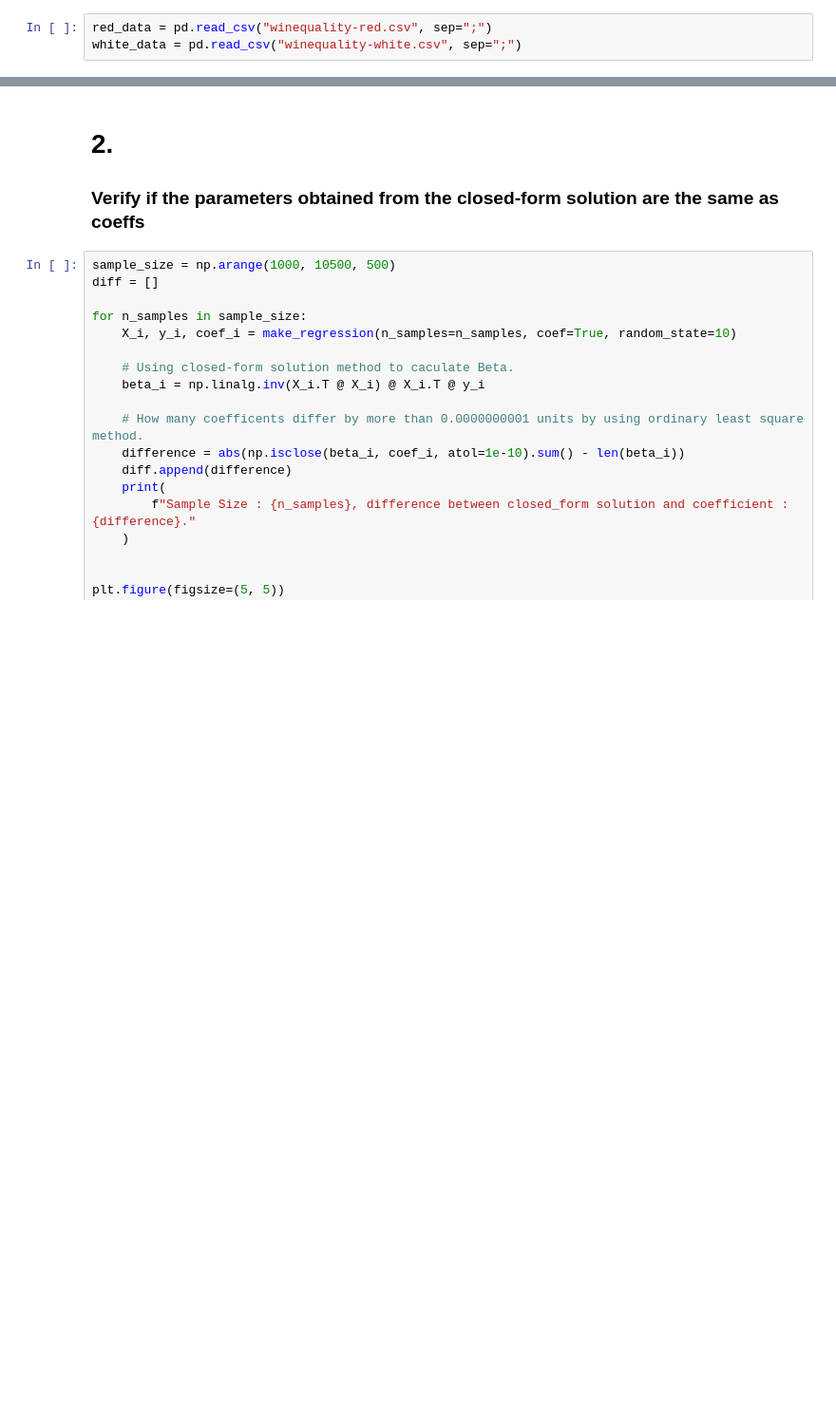
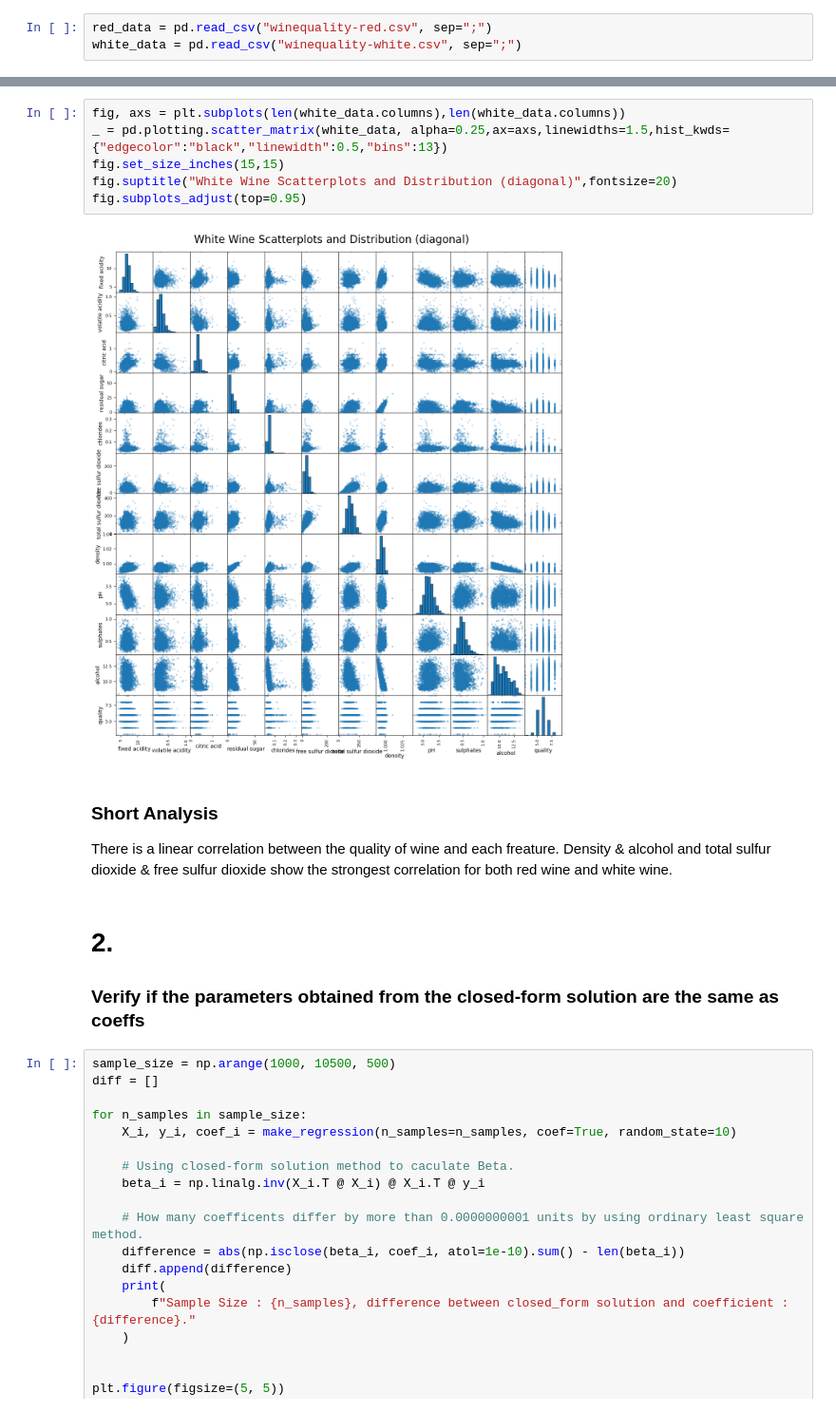
Before and after one commit to ashleyrennnnnn/Assignments-Machine-Learning, a Jupyter notebook: Assignment 1 - Final.ipynb, the cells around one changed output, grey strips where cells are left out. Shown at 95% size. Saved outputs shown, nothing was run; the diff lists cells and outputs as text; blank space fills up the shorter version.

```diff
--- a/Assignment 1 - Final.ipynb
+++ b/Assignment 1 - Final.ipynb
@@ -19,3 +111,16 @@ white_data = pd.read_csv("winequality-white.csv", sep=";")
+# %%
+fig, axs = plt.subplots(len(white_data.columns),len(white_data.columns))
+_ = pd.plotting.scatter_matrix(white_data, alpha=0.25,ax=axs,linewidths=1.5,hist_kwds={"edgecolor":"black","linewidth":0.5,"bins":13})
+fig.set_size_inches(15,15)
+fig.suptitle("White Wine Scatterplots and Distribution (diagonal)",fontsize=20)
+fig.subplots_adjust(top=0.95)
+# %% [output]
+[figure, added]
+# %% [markdown]
+### Short Analysis
+
+There is a linear correlation between the quality of wine and each freature.
+Density & alcohol and total sulfur dioxide & free sulfur dioxide show the strongest correlation for both red wine and white wine.
 # %% [markdown]
 # 2.
 
```
Also changed, not shown: parts of 9 cells of this notebook.
